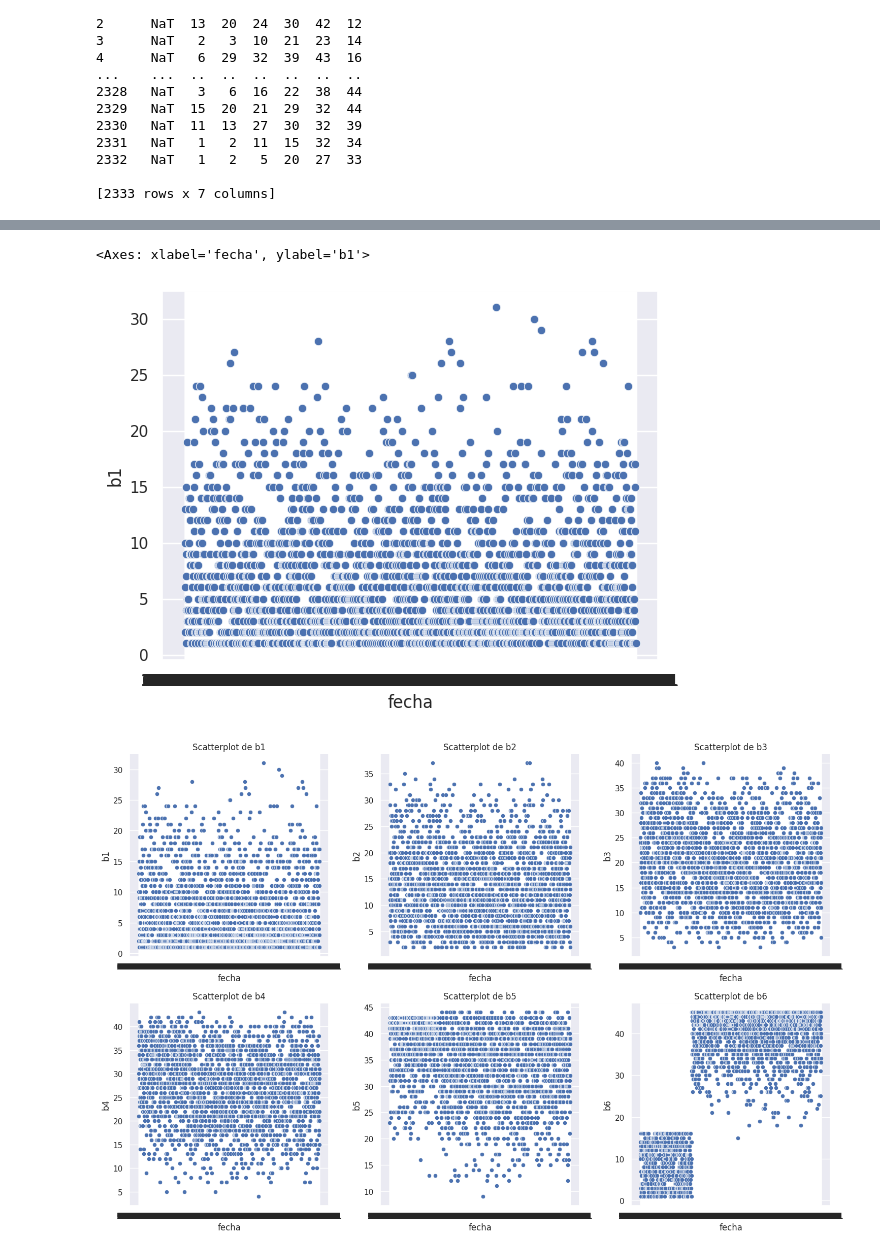
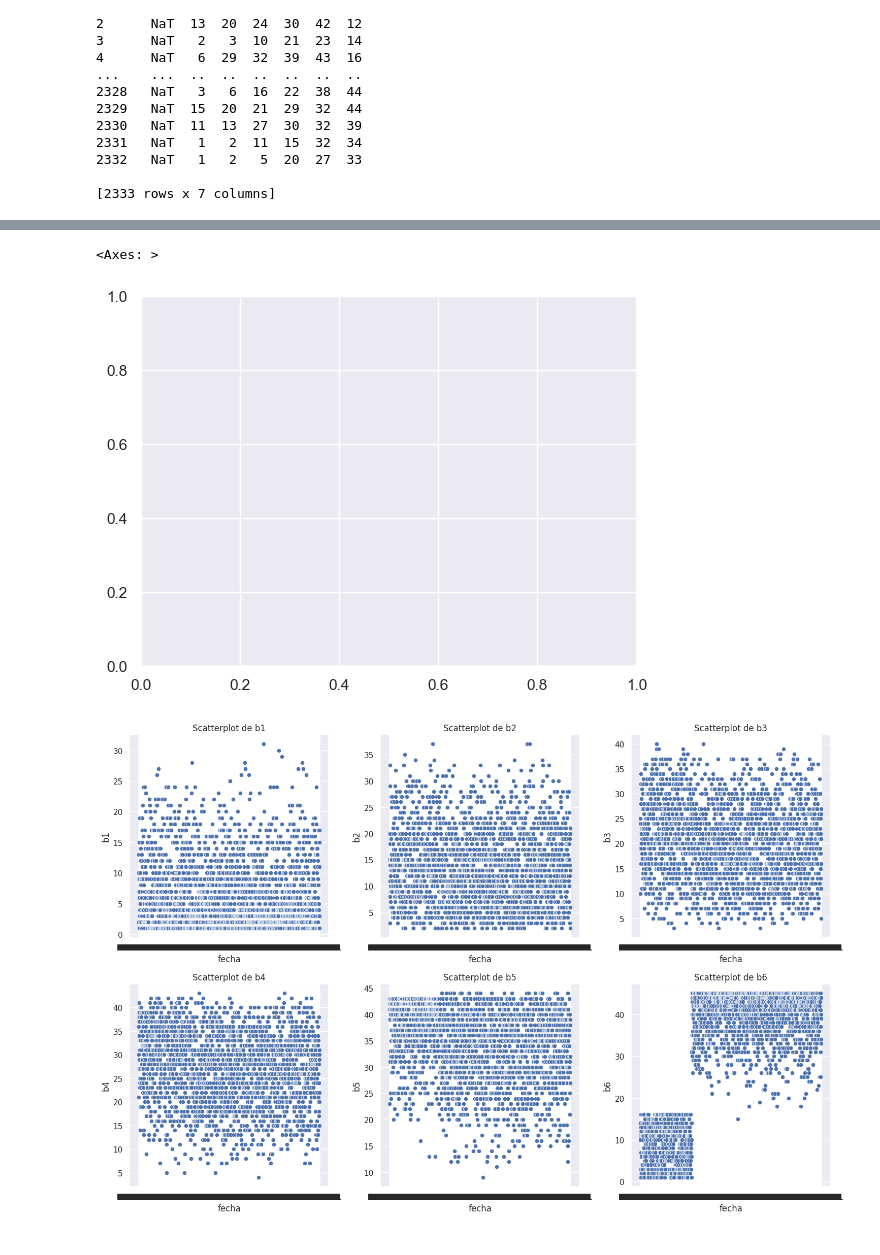
Before and after one commit to gluoneros/MachineLearning, a Jupyter notebook: ml.ipynb, the cells around one changed output, grey strips where cells are left out. Saved outputs shown, nothing was run; the diff lists cells and outputs as text; code cells hidden in the pictures.

```diff
--- a/ml.ipynb
+++ b/ml.ipynb
@@ -196,9 +196,9 @@ plt.show()
 # %%
-
+ssss
 sns.scatterplot(x=df['fecha'], y=df['b1'])
 # %% [output]
-<Axes: xlabel='fecha', ylabel='b1'>
+<Axes: >
-[figure, old version]
+[figure, new version]
 # %%
 # Crear una figura con subplots
 fig, axes = plt.subplots(2, 3, figsize=(15, 10))  # 2 filas, 3 columnas
```
Also changed, not shown: parts of 2 cells of this notebook.
